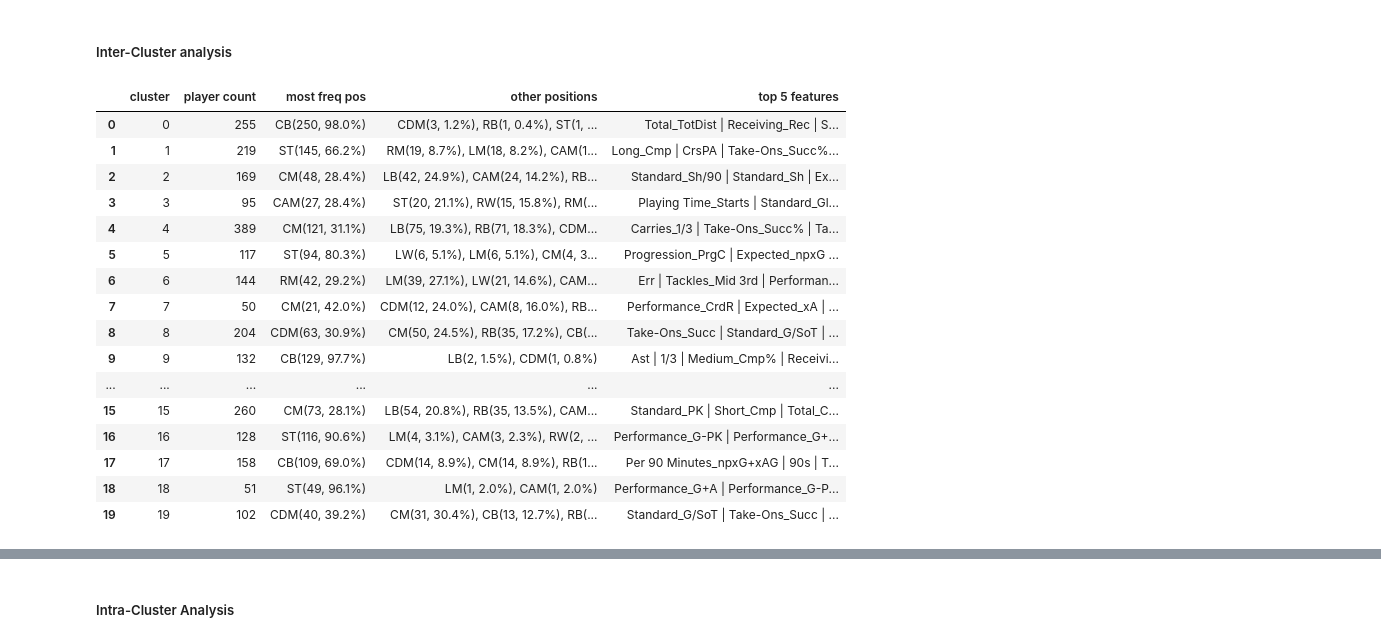
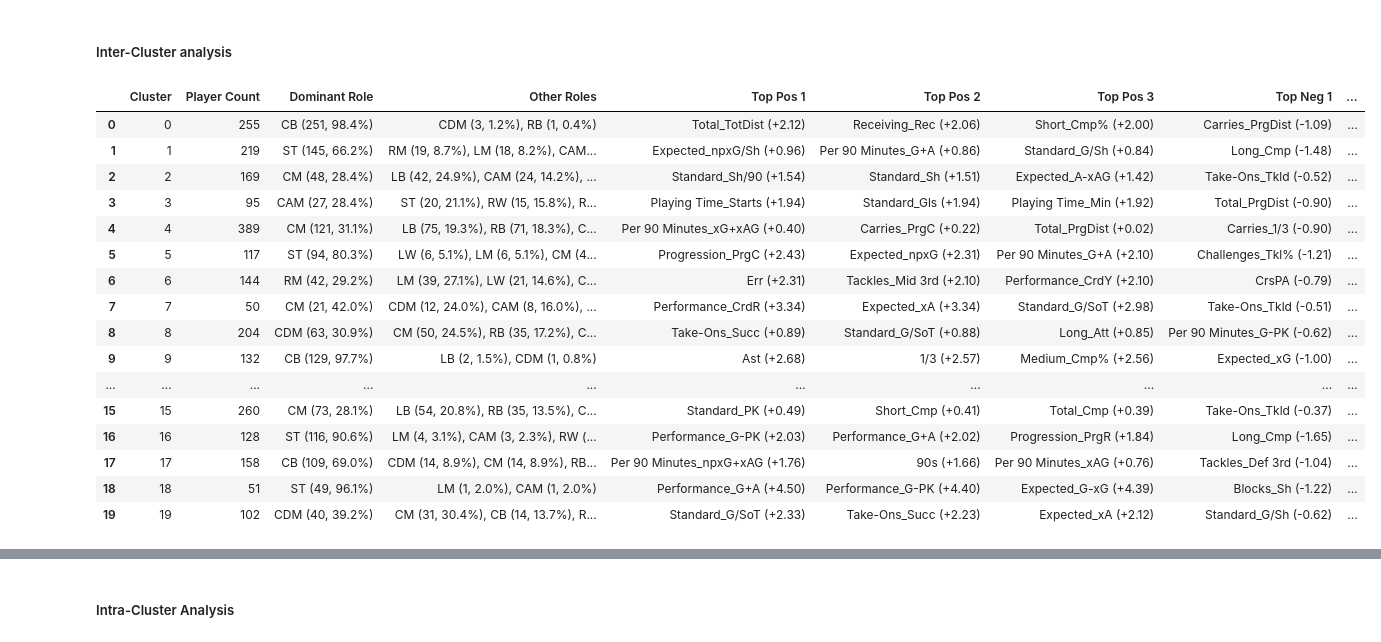
Before and after one commit to andreamurari/DataDriven_Soccer_Scouting, a Jupyter notebook: DataDriven_Soccer_Scouting.ipynb, the cells around one changed output, grey strips where cells are left out. Drawn from its saved outputs; the diff is of its cells as text; code cells hidden in the pictures.

Commit message:
Removed cluster_analysis, split top features and shown if they are positive or negative

```diff
--- a/DataDriven_Soccer_Scouting.ipynb
+++ b/DataDriven_Soccer_Scouting.ipynb
@@ -951,58 +951,84 @@ df_clusters['Dominant_Role_in_Cluster'] = df_clusters.groupby('cluster')['pos'].
 # %% [markdown]
 ##### Inter-Cluster analysis
 # %%
-# Create a comprehensive cluster profiling table
 cluster_profile = []
 
 for cluster_id in sorted(df_clusters['cluster'].unique()):
     cluster_data = df_clusters[df_clusters['cluster'] == cluster_id]
 
-    # Most frequent position
+    # 1. Ruolo Dominante
     pos_counts = cluster_data['pos'].value_counts()
-    most_freq_pos = pos_counts.index[0]
-    most_freq_pos_count = pos_counts.iloc[0]
-    most_freq_pos_pct = (most_freq_pos_count / len(cluster_data) * 100)
-    most_freq_pos_str = f"{most_freq_pos}({most_freq_pos_count}, {most_freq_pos_pct:.1f}%)"
+    most_freq_pos_str = f"{pos_counts.index[0]} ({pos_counts.iloc[0]}, {(pos_counts.iloc[0]/len(cluster_data)*100):.1f}%)"
 
-    # Other positions (as string) with percentages
-    other_pos_list = []
-    for pos, count in pos_counts.iloc[1:].items():
-        pct = (count / len(cluster_data) * 100)
-        other_pos_list.append(f"{pos}({count}, {pct:.1f}%)")
+    # 2. Altri Ruoli
+    other_pos_list = [f"{pos} ({count}, {(count/len(cluster_data)*100):.1f}%)" for pos, count in pos_counts.iloc[1:].items()]
     other_pos = ', '.join(other_pos_list)
 
-    # Top 5 most important features (using kmeans cluster centers)
+    # 3. Estrazione Feature dal K-Means
     cluster_center = kmeans.cluster_centers_[cluster_id]
-    top_5_features = np.argsort(np.abs(cluster_center))[-5:][::-1]
-    top_5_features_names = [features[i] for i in top_5_features]
 
+    # Ordina tutti gli indici dal valore più alto al più basso
+    sorted_idx = np.argsort(cluster_center)[::-1]
+
+    # Filtra separatamente chi è > 0 (Positivi) e chi è < 0 (Negativi, ordinati dal più basso)
+    pos_indices = [i for i in sorted_idx if cluster_center[i] > 0]
+    neg_indices = [i for i in sorted_idx[::-1] if cluster_center[i] < 0]
+
+    # Funzione di supporto per estrarre le top K feature (aggiunge "-" se mancano)
+    def get_feature_str(indices, k=3, is_positive=True):
+        res = []
+        for i in indices[:k]:
+            val = cluster_center[i]
+            sign = "+" if is_positive else ""
+            # Inseriamo il nome della feature e il suo valore
+            res.append(f"{features[i]} ({sign}{val:.2f})")
+
+        # Riempi i vuoti se ci sono meno di 3 feature
+        while len(res) < k:
+            res.append("-")
+        return res
+
+    # Estrai le 3 migliori positive e le 3 peggiori negative
+    pos_features = get_feature_str(pos_indices, k=3, is_positive=True)
+    neg_features = get_feature_str(neg_indices, k=3, is_positive=False)
+
+    # Aggiungiamo tutto al dizionario (che diventerà una riga del DataFrame)
     cluster_profile.append({
-        'cluster': cluster_id,
-        'player count': len(cluster_data),
-        'most freq pos': most_freq_pos_str,
-        'other positions': other_pos if other_pos else 'None',
-        'top 5 features': ' | '.join(top_5_features_names)
+        'Cluster': cluster_id,
+        'Player Count': len(cluster_data),
+        'Dominant Role': most_freq_pos_str,
+        'Other Roles': other_pos if other_pos else '-',
+        'Top Pos 1': pos_features[0],
+        'Top Pos 2': pos_features[1],
+        'Top Pos 3': pos_features[2],
+        'Top Neg 1': neg_features[0],
+        'Top Neg 2': neg_features[1],
+        'Top Neg 3': neg_features[2]
     })
 
+# Crea il DataFrame finale
 df_cluster_profile = pd.DataFrame(cluster_profile)
+
+# Mostra il risultato a schermo
 display(df_cluster_profile)
 
-df_cluster_profile.to_csv("resources\df_cluster_profile.csv", index=False)
+# Salva il file CSV
+df_cluster_profile.to_csv(r"resources\df_cluster_profile.csv", index=False)
 # %% [output]
-|  | cluster | player count | most freq pos | other positions | top 5 features |
-| 0 | 0 | 255 | CB(250, 98.0%) | CDM(3, 1.2%), RB(1, 0.4%), ST(1, ... | Total_TotDist | Receiving_Rec | S... |
-| 1 | 1 | 219 | ST(145, 66.2%) | RM(19, 8.7%), LM(18, 8.2%), CAM(1... | Long_Cmp | CrsPA | Take-Ons_Succ%... |
-| 2 | 2 | 169 | CM(48, 28.4%) | LB(42, 24.9%), CAM(24, 14.2%), RB... | Standard_Sh/90 | Standard_Sh | Ex... |
-| 3 | 3 | 95 | CAM(27, 28.4%) | ST(20, 21.1%), RW(15, 15.8%), RM(... | Playing Time_Starts | Standard_Gl... |
-| 4 | 4 | 389 | CM(121, 31.1%) | LB(75, 19.3%), RB(71, 18.3%), CDM... | Carries_1/3 | Take-Ons_Succ% | Ta... |
-| 5 | 5 | 117 | ST(94, 80.3%) | LW(6, 5.1%), LM(6, 5.1%), CM(4, 3... | Progression_PrgC | Expected_npxG ... |
-| 6 | 6 | 144 | RM(42, 29.2%) | LM(39, 27.1%), LW(21, 14.6%), CAM... | Err | Tackles_Mid 3rd | Performan... |
-| 7 | 7 | 50 | CM(21, 42.0%) | CDM(12, 24.0%), CAM(8, 16.0%), RB... | Performance_CrdR | Expected_xA | ... |
-| 8 | 8 | 204 | CDM(63, 30.9%) | CM(50, 24.5%), RB(35, 17.2%), CB(... | Take-Ons_Succ | Standard_G/SoT | ... |
-| 9 | 9 | 132 | CB(129, 97.7%) | LB(2, 1.5%), CDM(1, 0.8%) | Ast | 1/3 | Medium_Cmp% | Receivi... |
-| ... | ... | ... | ... | ... | ... |
-| 15 | 15 | 260 | CM(73, 28.1%) | LB(54, 20.8%), RB(35, 13.5%), CAM... | Standard_PK | Short_Cmp | Total_C... |
-| 16 | 16 | 128 | ST(116, 90.6%) | LM(4, 3.1%), CAM(3, 2.3%), RW(2, ... | Performance_G-PK | Performance_G+... |
-| 17 | 17 | 158 | CB(109, 69.0%) | CDM(14, 8.9%), CM(14, 8.9%), RB(1... | Per 90 Minutes_npxG+xAG | 90s | T... |
-| 18 | 18 | 51 | ST(49, 96.1%) | LM(1, 2.0%), CAM(1, 2.0%) | Performance_G+A | Performance_G-P... |
-| 19 | 19 | 102 | CDM(40, 39.2%) | CM(31, 30.4%), CB(13, 12.7%), RB(... | Standard_G/SoT | Take-Ons_Succ | ... |
+|  | Cluster | Player Count | Dominant Role | Other Roles | Top Pos 1 | Top Pos 2 | Top Pos 3 | Top Neg 1 | ... |
+| 0 | 0 | 255 | CB (251, 98.4%) | CDM (3, 1.2%), RB (1, 0.4%) | Total_TotDist (+2.12) | Receiving_Rec (+2.06) | Short_Cmp% (+2.00) | Carries_PrgDist (-1.09) | ... |
+| 1 | 1 | 219 | ST (145, 66.2%) | RM (19, 8.7%), LM (18, 8.2%), CAM... | Expected_npxG/Sh (+0.96) | Per 90 Minutes_G+A (+0.86) | Standard_G/Sh (+0.84) | Long_Cmp (-1.48) | ... |
+| 2 | 2 | 169 | CM (48, 28.4%) | LB (42, 24.9%), CAM (24, 14.2%), ... | Standard_Sh/90 (+1.54) | Standard_Sh (+1.51) | Expected_A-xAG (+1.42) | Take-Ons_Tkld (-0.52) | ... |
+| 3 | 3 | 95 | CAM (27, 28.4%) | ST (20, 21.1%), RW (15, 15.8%), R... | Playing Time_Starts (+1.94) | Standard_Gls (+1.94) | Playing Time_Min (+1.92) | Total_PrgDist (-0.90) | ... |
+| 4 | 4 | 389 | CM (121, 31.1%) | LB (75, 19.3%), RB (71, 18.3%), C... | Per 90 Minutes_xG+xAG (+0.40) | Carries_PrgC (+0.22) | Total_PrgDist (+0.02) | Carries_1/3 (-0.90) | ... |
+| 5 | 5 | 117 | ST (94, 80.3%) | LW (6, 5.1%), LM (6, 5.1%), CM (4... | Progression_PrgC (+2.43) | Expected_npxG (+2.31) | Per 90 Minutes_G+A (+2.10) | Challenges_Tkl% (-1.21) | ... |
+| 6 | 6 | 144 | RM (42, 29.2%) | LM (39, 27.1%), LW (21, 14.6%), C... | Err (+2.31) | Tackles_Mid 3rd (+2.10) | Performance_CrdY (+2.10) | CrsPA (-0.79) | ... |
+| 7 | 7 | 50 | CM (21, 42.0%) | CDM (12, 24.0%), CAM (8, 16.0%), ... | Performance_CrdR (+3.34) | Expected_xA (+3.34) | Standard_G/SoT (+2.98) | Take-Ons_Tkld (-0.51) | ... |
+| 8 | 8 | 204 | CDM (63, 30.9%) | CM (50, 24.5%), RB (35, 17.2%), C... | Take-Ons_Succ (+0.89) | Standard_G/SoT (+0.88) | Long_Att (+0.85) | Per 90 Minutes_G-PK (-0.62) | ... |
+| 9 | 9 | 132 | CB (129, 97.7%) | LB (2, 1.5%), CDM (1, 0.8%) | Ast (+2.68) | 1/3 (+2.57) | Medium_Cmp% (+2.56) | Expected_xG (-1.00) | ... |
+| ... | ... | ... | ... | ... | ... | ... | ... | ... | ... |
+| 15 | 15 | 260 | CM (73, 28.1%) | LB (54, 20.8%), RB (35, 13.5%), C... | Standard_PK (+0.49) | Short_Cmp (+0.41) | Total_Cmp (+0.39) | Take-Ons_Tkld (-0.37) | ... |
+| 16 | 16 | 128 | ST (116, 90.6%) | LM (4, 3.1%), CAM (3, 2.3%), RW (... | Performance_G-PK (+2.03) | Performance_G+A (+2.02) | Progression_PrgR (+1.84) | Long_Cmp (-1.65) | ... |
+| 17 | 17 | 158 | CB (109, 69.0%) | CDM (14, 8.9%), CM (14, 8.9%), RB... | Per 90 Minutes_npxG+xAG (+1.76) | 90s (+1.66) | Per 90 Minutes_xAG (+0.76) | Tackles_Def 3rd (-1.04) | ... |
+| 18 | 18 | 51 | ST (49, 96.1%) | LM (1, 2.0%), CAM (1, 2.0%) | Performance_G+A (+4.50) | Performance_G-PK (+4.40) | Expected_G-xG (+4.39) | Blocks_Sh (-1.22) | ... |
+| 19 | 19 | 102 | CDM (40, 39.2%) | CM (31, 30.4%), CB (14, 13.7%), R... | Standard_G/SoT (+2.33) | Take-Ons_Succ (+2.23) | Expected_xA (+2.12) | Standard_G/Sh (-0.62) | ... |
```
Also changed, not shown: parts of 8 cells of this notebook, 3 other files.
